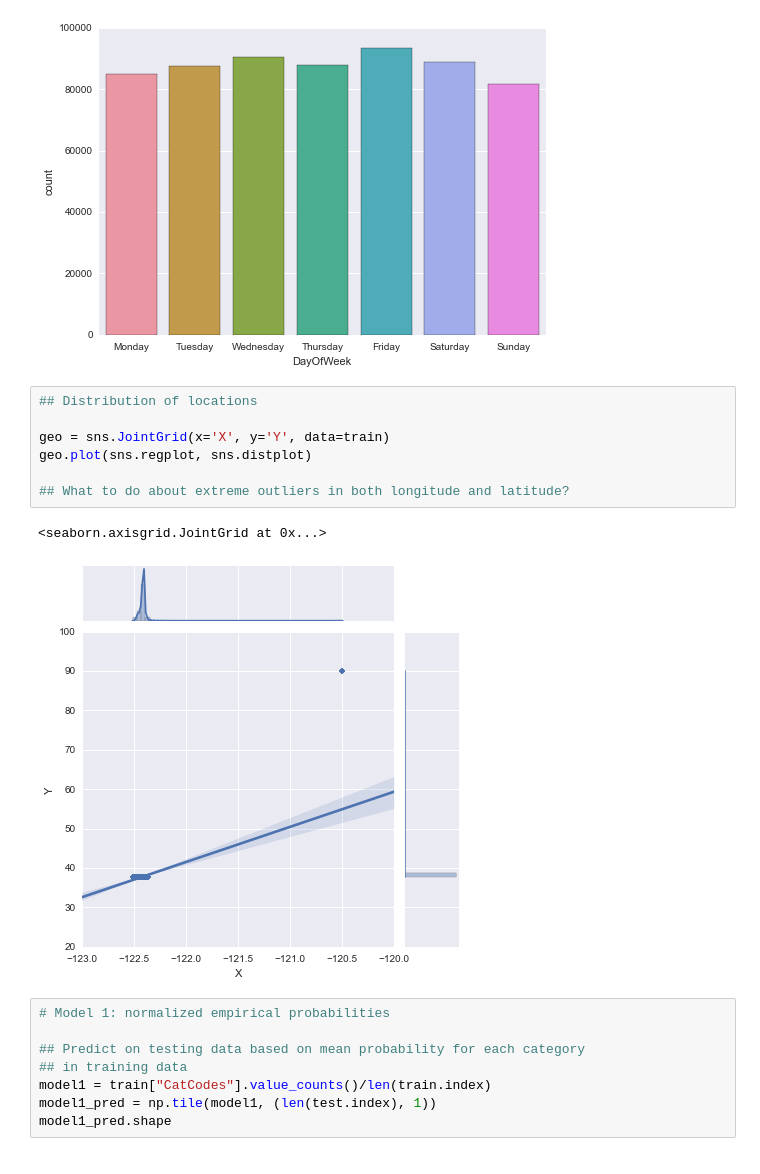
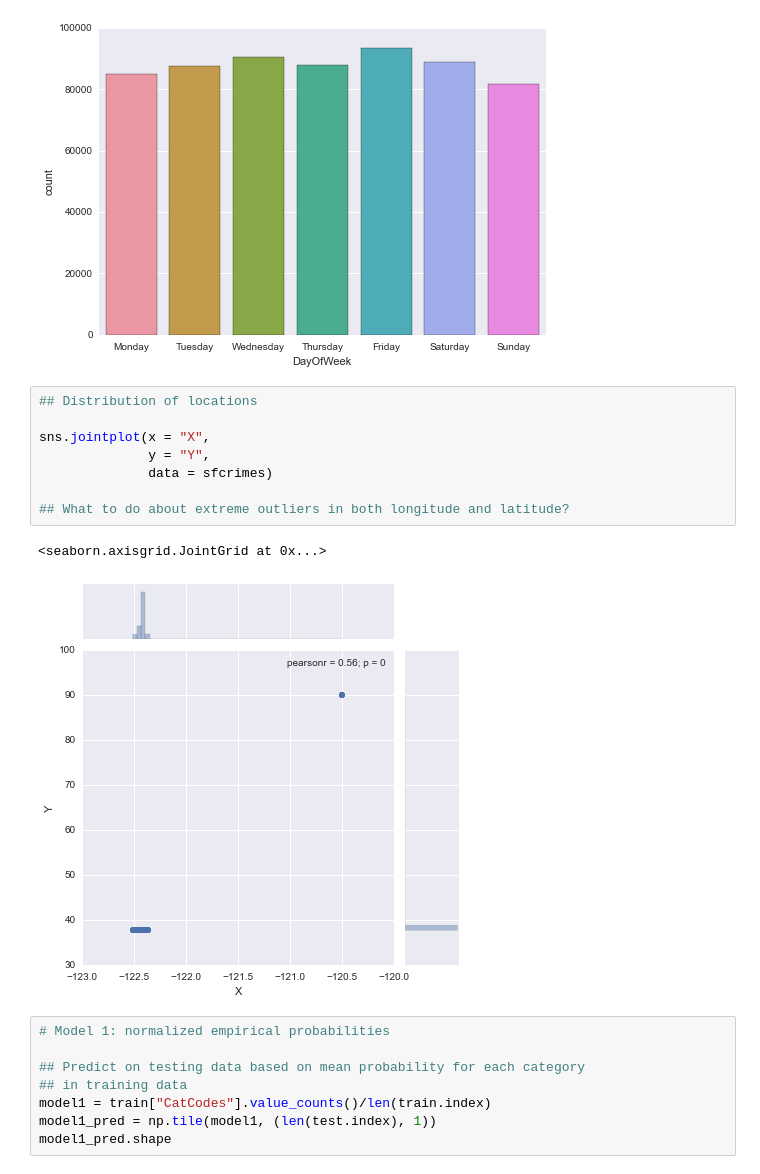
Before and after one commit to hnlee/sfcrimes, a Jupyter notebook: sfcrimes.ipynb, the cells around one changed output. Cells and saved outputs as stored; diff of their text form.

```diff
--- a/sfcrimes.ipynb
+++ b/sfcrimes.ipynb
@@ -60,13 +84,14 @@ sns.countplot(x="DayOfWeek",
 # %%
 ## Distribution of locations
 
-geo = sns.JointGrid(x='X', y='Y', data=train)
-geo.plot(sns.regplot, sns.distplot)
+sns.jointplot(x = "X",
+              y = "Y",
+              data = sfcrimes)
 
 ## What to do about extreme outliers in both longitude and latitude?
 # %% [output]
 <seaborn.axisgrid.JointGrid at 0x...>
-[figure, old version]
+[figure, new version]
 # %%
 # Model 1: normalized empirical probabilities
 
```
Also changed, not shown: parts of 42 cells of this notebook.
